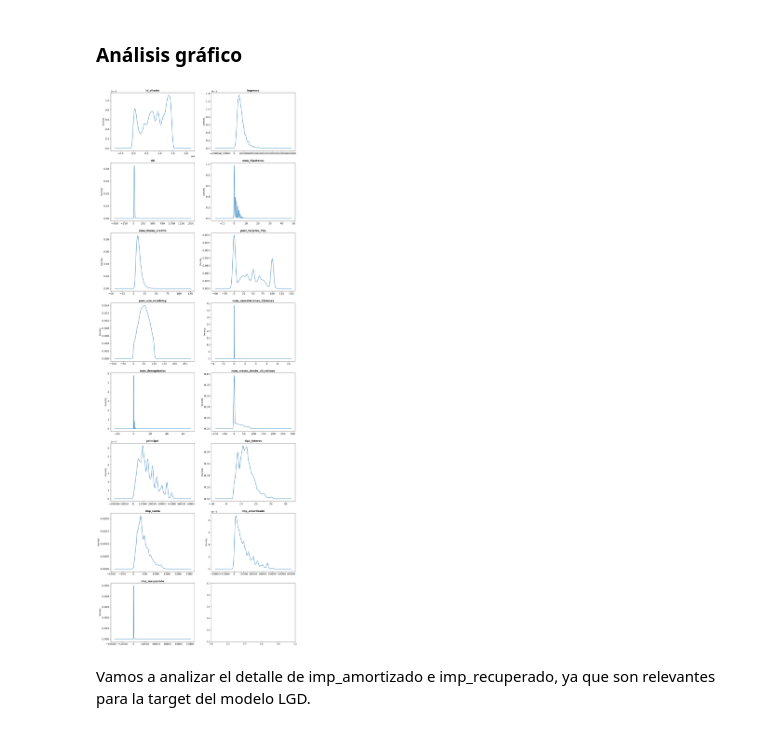
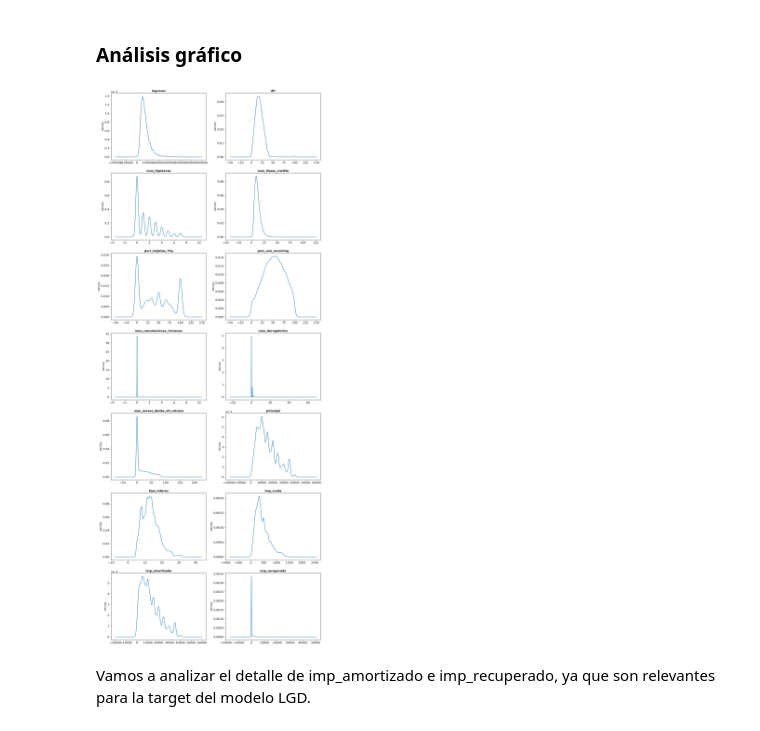
Before and after one commit to agus-chaud/scoring-crediticio, a Jupyter notebook: Notebooks/03_EDA.ipynb, the cells around one changed output. Cells and saved outputs as stored; diff of their text form; code cells hidden in the pictures.

```diff
--- a/Notebooks/03_EDA.ipynb
+++ b/Notebooks/03_EDA.ipynb
@@ -146,9 +166,9 @@ def graficos_eda_continuas(num):
         ax[cada].set_title(variable, fontsize = 12, fontweight = "bold")
         ax[cada].tick_params(labelsize = 12)
 # %%
-graficos_eda_continuas(num)
+graficos_eda_continuas(num.drop(columns = 'id_cliente'))
 # %% [output]
-[figure, old version]
+[figure, new version]
 # %% [markdown]
 Vamos a analizar el detalle de imp_amortizado e imp_recuperado, ya que son relevantes para la target del modelo LGD.
 # %%
```
Also changed, not shown: parts of 22 cells of this notebook, 2 other files.
